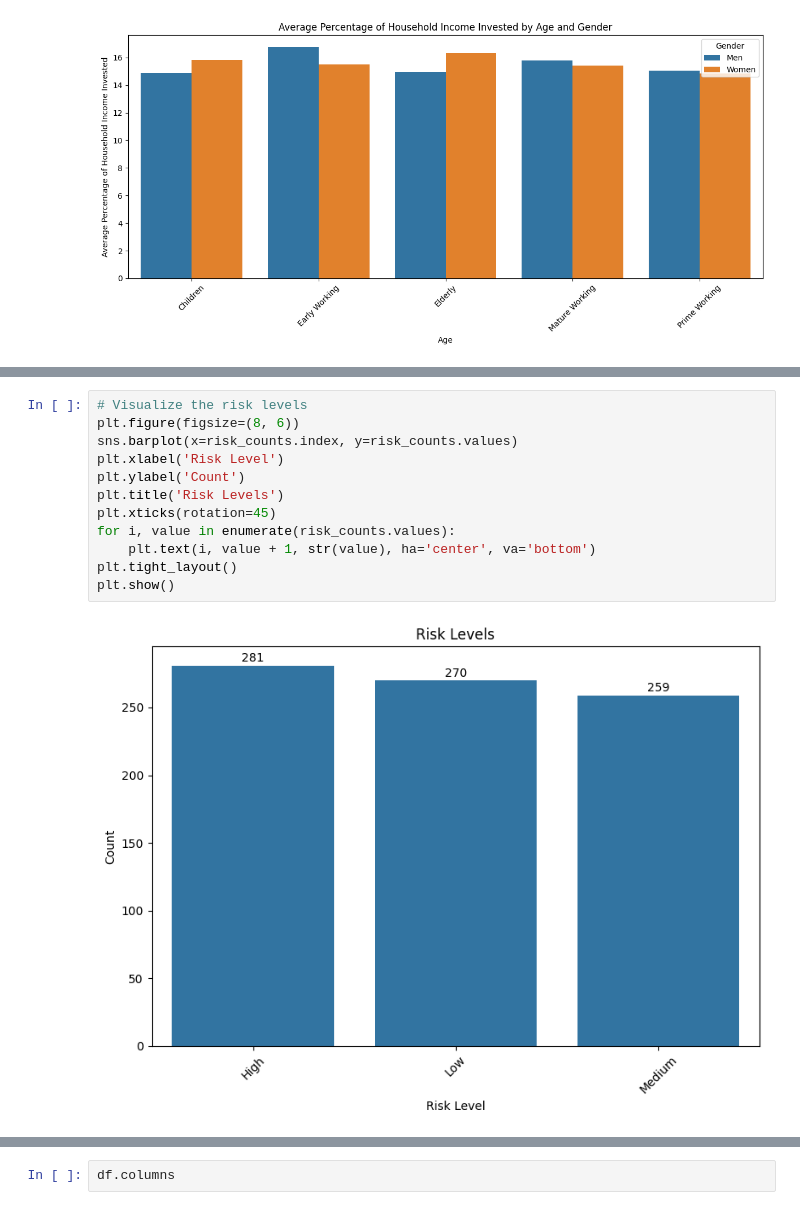
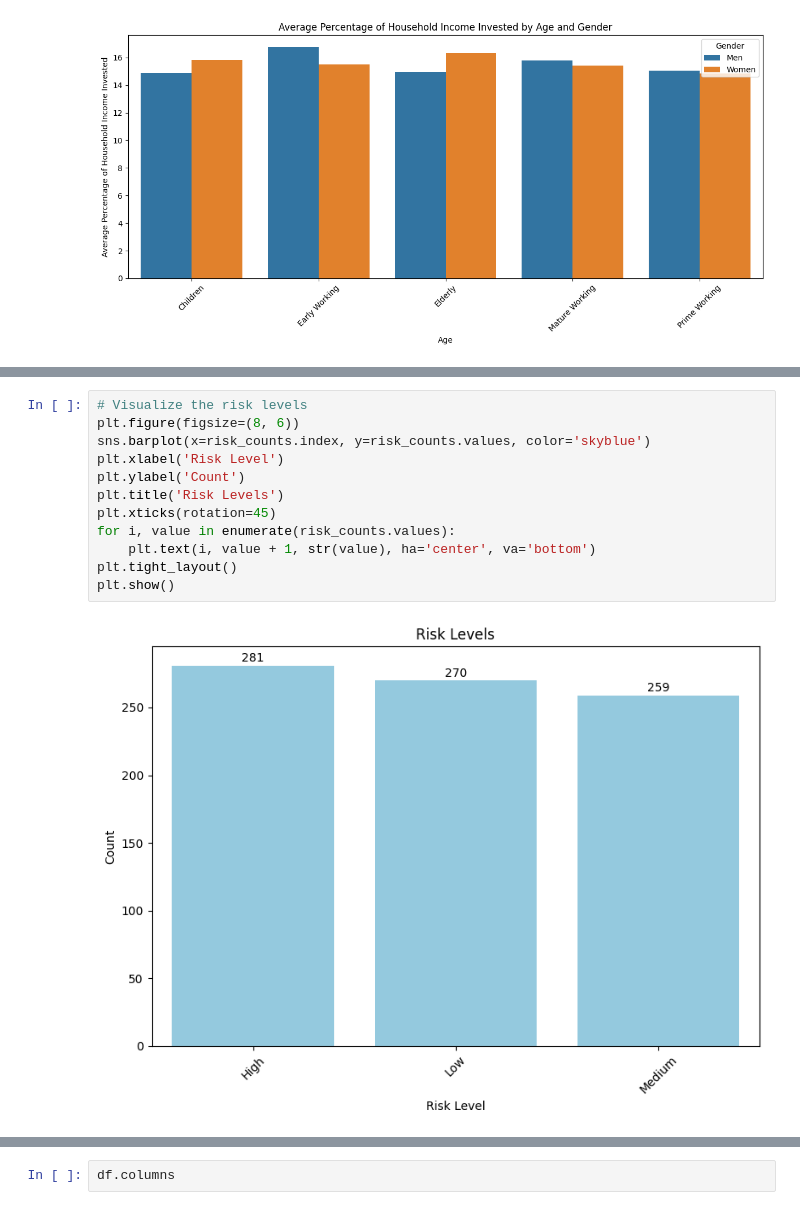
Before and after one commit to SangaviGR/Buckman_Hackathon, a Jupyter notebook: Predictor.ipynb, the cells around one changed output, grey strips where cells are left out. Cells and saved outputs as stored; diff of their text form.

```diff
--- a/Predictor.ipynb
+++ b/Predictor.ipynb
@@ -416,17 +415,17 @@ plt.show()
 # %%
 # Visualize the risk levels
 plt.figure(figsize=(8, 6))
-sns.barplot(x=risk_counts.index, y=risk_counts.values)
+sns.barplot(x=risk_counts.index, y=risk_counts.values, color='skyblue')
 plt.xlabel('Risk Level')
 plt.ylabel('Count')
 plt.title('Risk Levels')
 plt.xticks(rotation=45)
 for i, value in enumerate(risk_counts.values):
     plt.text(i, value + 1, str(value), ha='center', va='bottom')
 plt.tight_layout()
 plt.show()
 # %% [output]
-[figure, old version]
+[figure, new version]
 # %%
 # Visualize the reasons for investment
 plt.figure(figsize=(10, 6))
```
Also changed, not shown: parts of 10 cells of this notebook.
